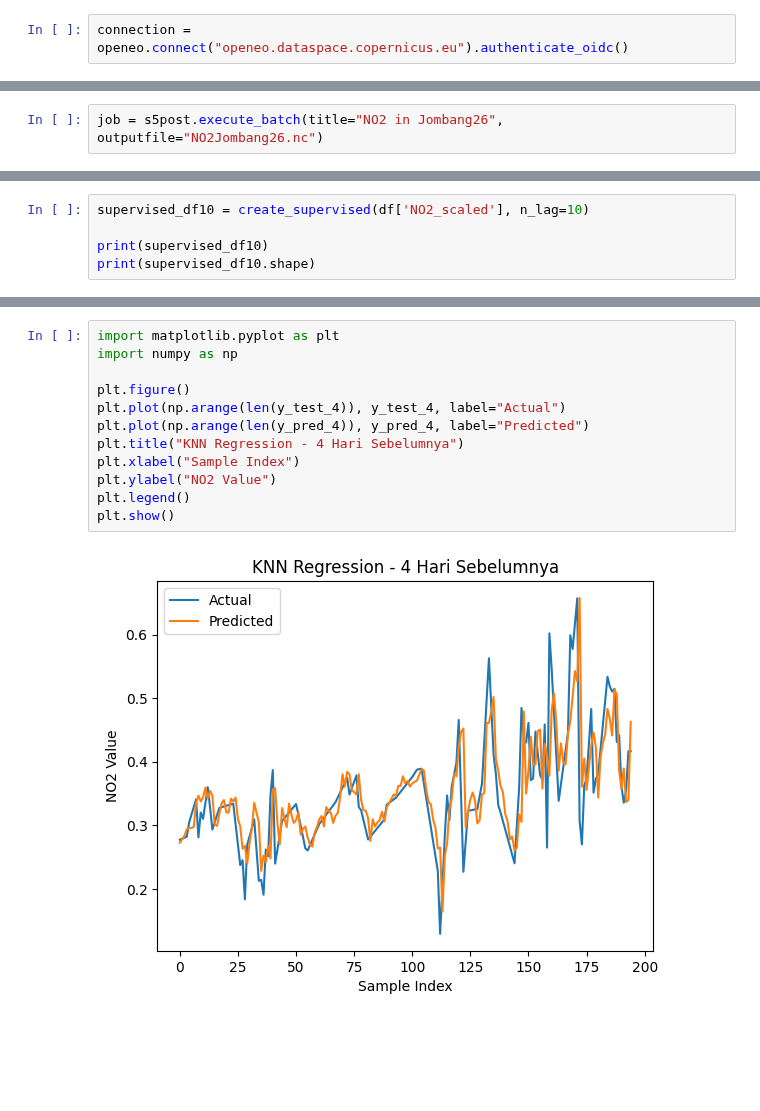
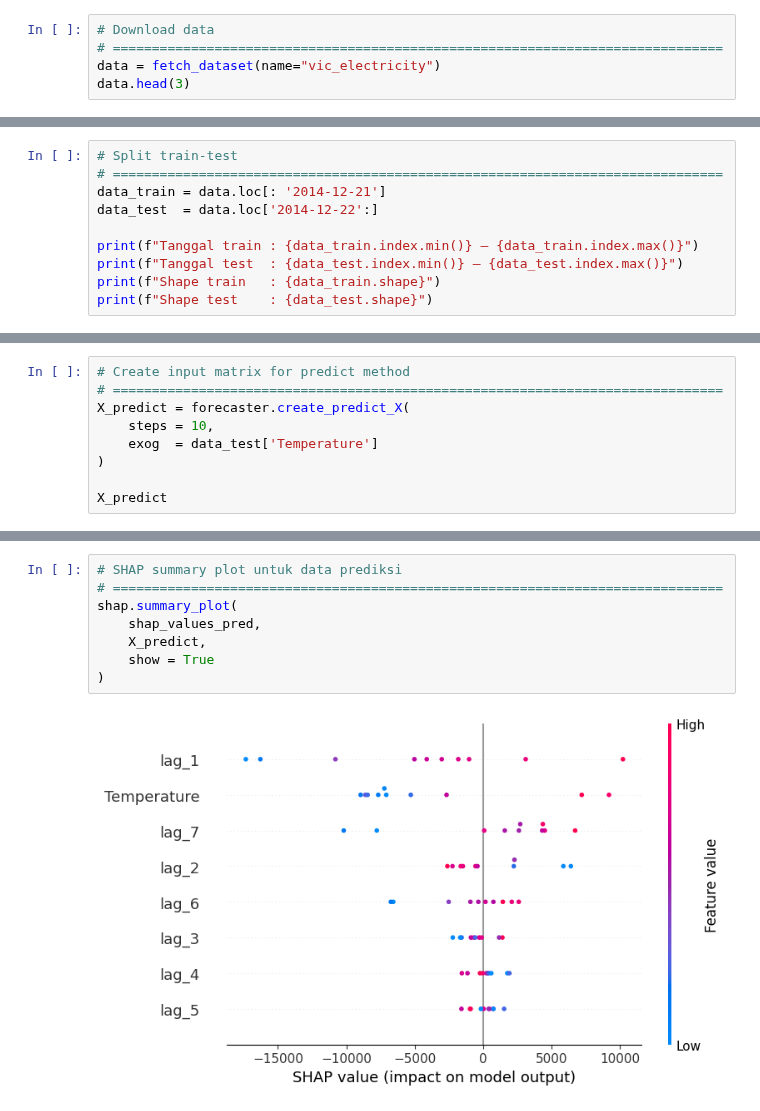
Before and after one commit to Tulsoppp/Pendata, a Jupyter notebook: projek.ipynb, the cells around one changed output, grey strips where cells are left out. Saved outputs shown, nothing was run; the diff lists cells and outputs as text; blank space fills up the shorter version.

```diff
--- a/projek.ipynb
+++ b/projek.ipynb
@@ -3,3 +16,6 @@ import openeo
 # %%
-connection = openeo.connect("openeo.dataspace.copernicus.eu").authenticate_oidc()
+# Download data
+# ==============================================================================
+data = fetch_dataset(name="vic_electricity")
+data.head(3)
 # %% [output]
@@ -49,3 +54,11 @@ s5p_no2_aoi = s5p_no2_daily.aggregate_spatial(reducer="mean", geometries=aoi)
 # %%
-job = s5post.execute_batch(title="NO2 in Jombang26", outputfile="NO2Jombang26.nc")
+# Split train-test
+# ==============================================================================
+data_train = data.loc[: '2014-12-21']
+data_test  = data.loc['2014-12-22':]
+
+print(f"Tanggal train : {data_train.index.min()} — {data_train.index.max()}")
+print(f"Tanggal test  : {data_test.index.min()} — {data_test.index.max()}")
+print(f"Shape train   : {data_train.shape}")
+print(f"Shape test    : {data_test.shape}")
 # %% [output]
@@ -381,6 +317,10 @@ print(supervised_df.shape)
 # %%
-supervised_df10 = create_supervised(df['NO2_scaled'], n_lag=10)
+# Create input matrix for predict method
+# ==============================================================================
+X_predict = forecaster.create_predict_X(
+    steps = 10,
+    exog  = data_test['Temperature']
+)
 
-print(supervised_df10)
-print(supervised_df10.shape)
+X_predict
 # %% [output]
@@ -465,15 +346,11 @@ MAPE: 11.8906%
 # %%
-import matplotlib.pyplot as plt
-import numpy as np
-
-plt.figure()
-plt.plot(np.arange(len(y_test_4)), y_test_4, label="Actual")
-plt.plot(np.arange(len(y_pred_4)), y_pred_4, label="Predicted")
-plt.title("KNN Regression - 4 Hari Sebelumnya")
-plt.xlabel("Sample Index")
-plt.ylabel("NO2 Value")
-plt.legend()
-plt.show()
+# SHAP summary plot untuk data prediksi
+# ==============================================================================
+shap.summary_plot(
+    shap_values_pred,
+    X_predict,
+    show = True
+)
 # %% [output]
-[figure, old version]
+[figure, new version]
 # %%
```
Also changed, not shown: parts of 21 cells of this notebook, 7 other files.
